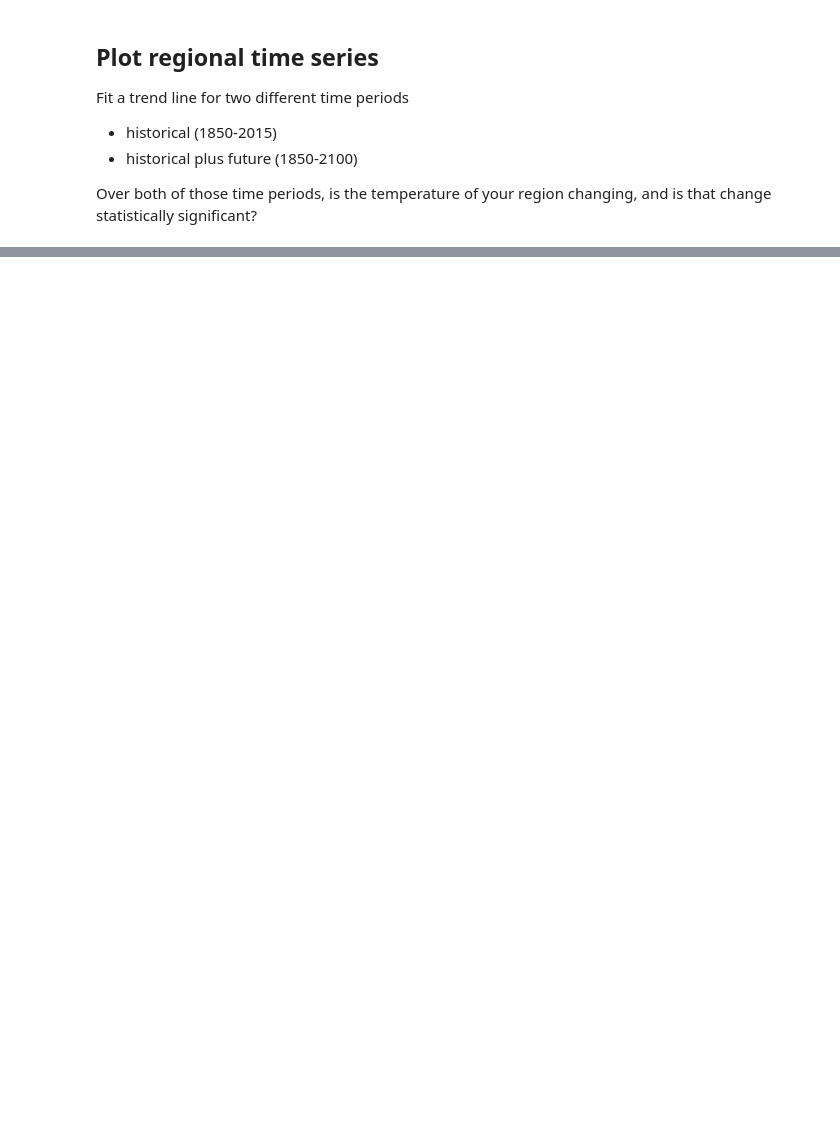
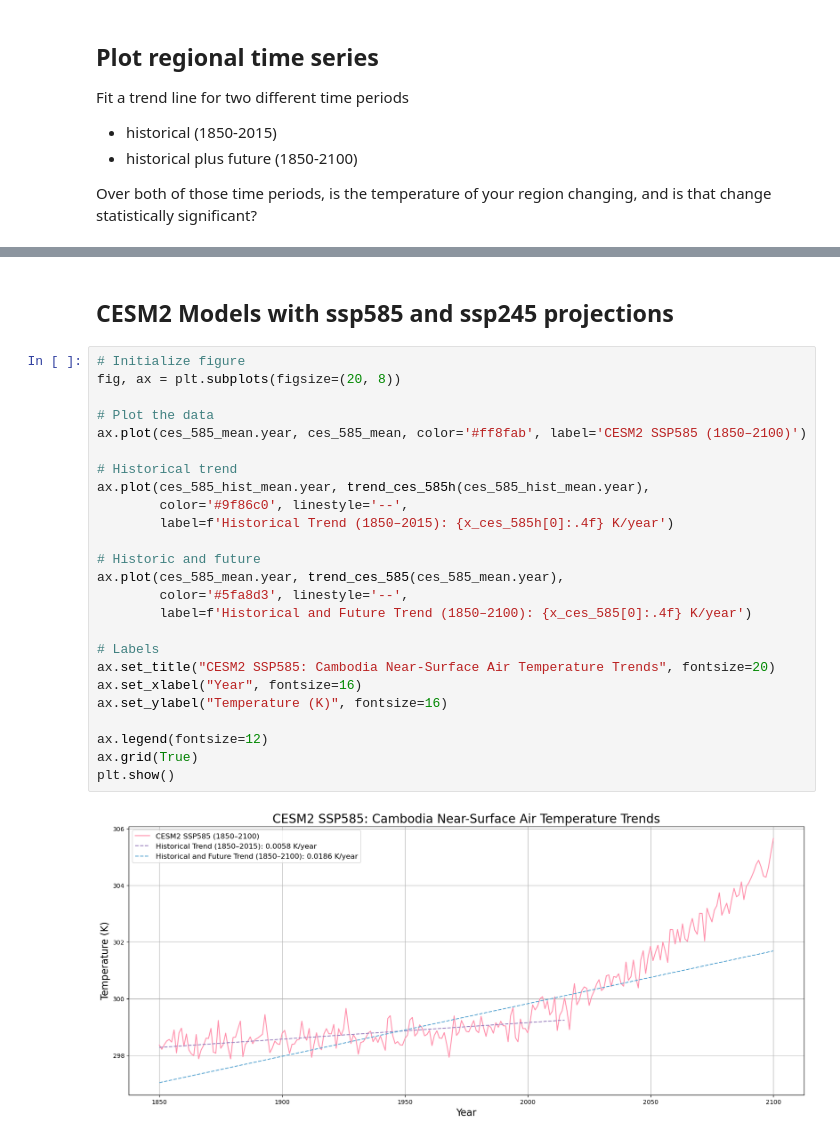
Before and after one commit to mmyiv/eds296-homework1, a Jupyter notebook: yiv_homework1.ipynb, the cells around one changed output, grey strips where cells are left out. Saved outputs shown, nothing was run; the diff lists cells and outputs as text; blank space fills up the shorter version.

```diff
--- a/yiv_homework1.ipynb
+++ b/yiv_homework1.ipynb
@@ -35,0 +507,29 @@ change statistically significant?
+# %% [markdown]
+## CESM2 Models with ssp585 and ssp245 projections
+# %%
+# Initialize figure
+fig, ax = plt.subplots(figsize=(20, 8))
+
+# Plot the data
+ax.plot(ces_585_mean.year, ces_585_mean, color='#ff8fab', label='CESM2 SSP585 (1850–2100)')
+
+# Historical trend
+ax.plot(ces_585_hist_mean.year, trend_ces_585h(ces_585_hist_mean.year),
+        color='#9f86c0', linestyle='--',
+        label=f'Historical Trend (1850–2015): {x_ces_585h[0]:.4f} K/year')
+
+# Historic and future
+ax.plot(ces_585_mean.year, trend_ces_585(ces_585_mean.year),
+        color='#5fa8d3', linestyle='--',
+        label=f'Historical and Future Trend (1850–2100): {x_ces_585[0]:.4f} K/year')
+
+# Labels
+ax.set_title("CESM2 SSP585: Cambodia Near-Surface Air Temperature Trends", fontsize=20)
+ax.set_xlabel("Year", fontsize=16)
+ax.set_ylabel("Temperature (K)", fontsize=16)
+
+ax.legend(fontsize=12)
+ax.grid(True)
+plt.show()
+# %% [output]
+[figure, added]
```
Also changed, not shown: parts of 36 cells of this notebook.
